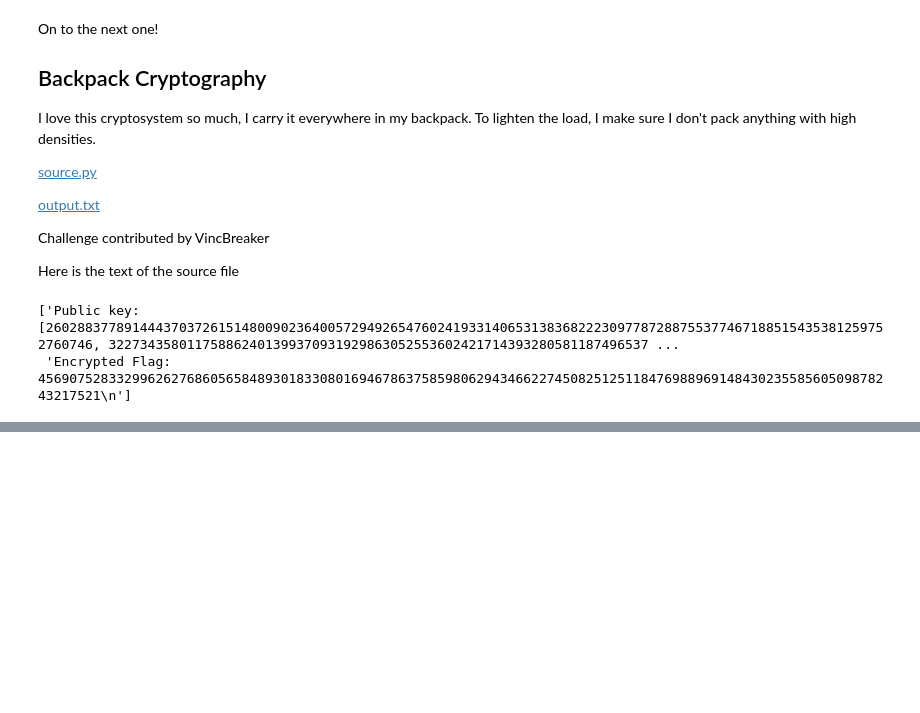
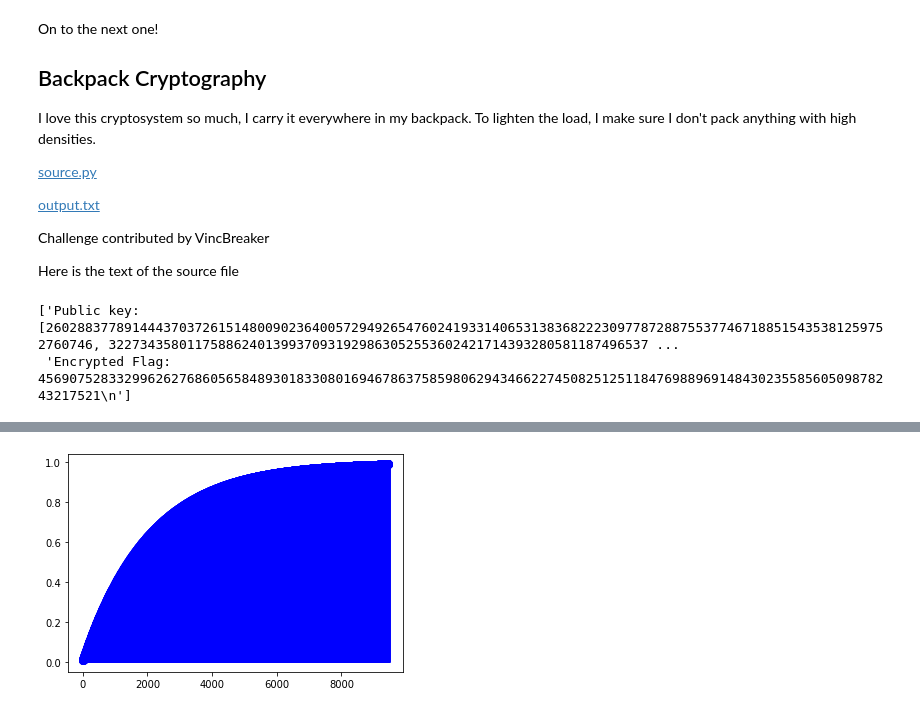
Before and after one commit to sean-rogers-t/CryptoHack, a Jupyter notebook: CryptoHack_Mathematics.ipynb, the cells around one changed output, grey strips where cells are left out. Drawn from its saved outputs; the diff is of its cells as text; code cells hidden in the pictures; blank space fills up the shorter version.

```diff
--- a/CryptoHack_Mathematics.ipynb
+++ b/CryptoHack_Mathematics.ipynb
@@ -733,0 +773,11 @@ lines
+# %%
+x = np.arange(geom.ppf(0.01, p),
+
+              geom.ppf(0.99, p))
+fig, ax = plt.subplots(1, 1)
+ax.plot(x, geom.cdf(x, p), 'bo', ms=8, label='geom pmf')
+
+ax.vlines(x, 0, geom.cdf(x, p), colors='b', lw=5, alpha=0.5)
+plt.show()
+# %% [output]
+[figure, added]
```
Also changed, not shown: parts of 15 cells of this notebook.
